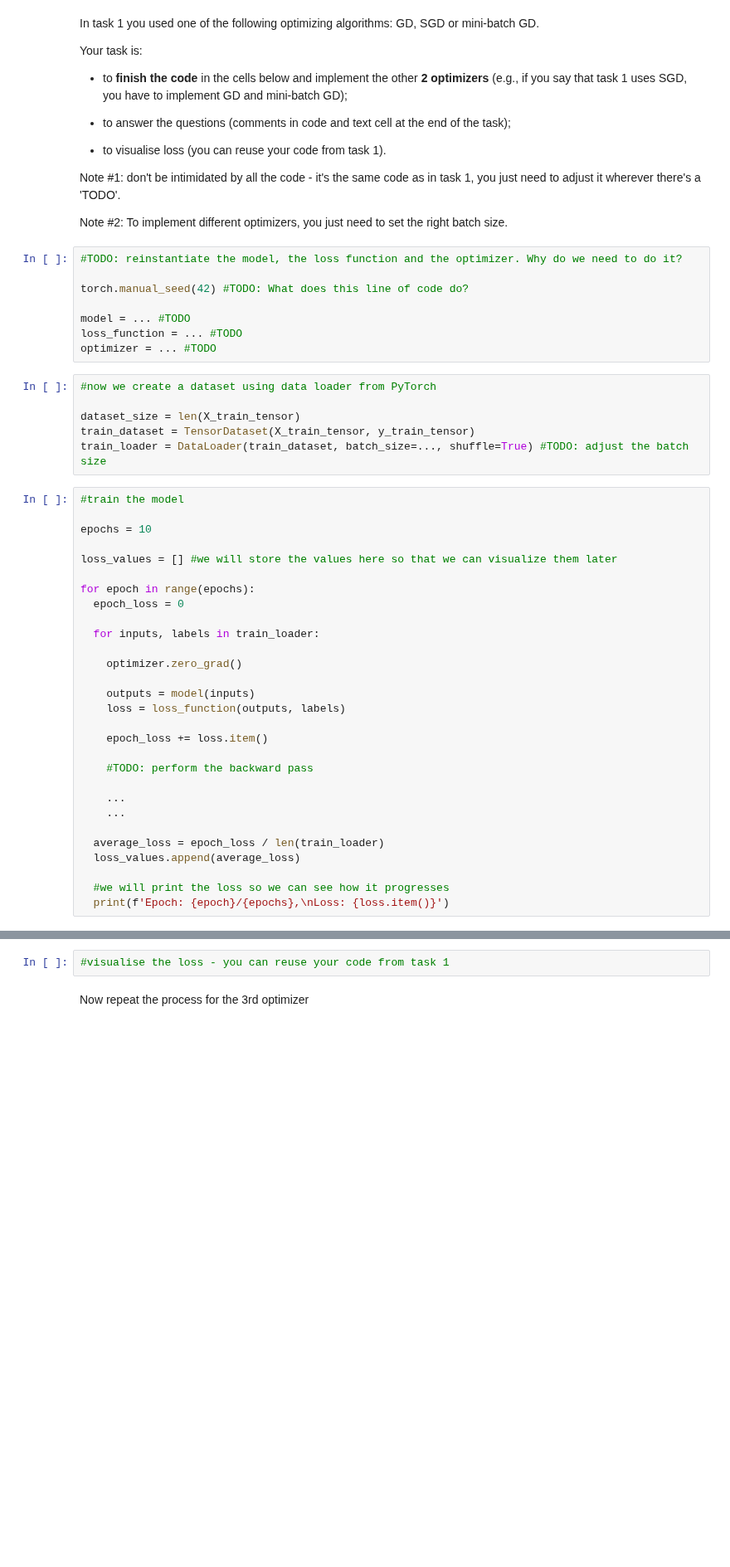
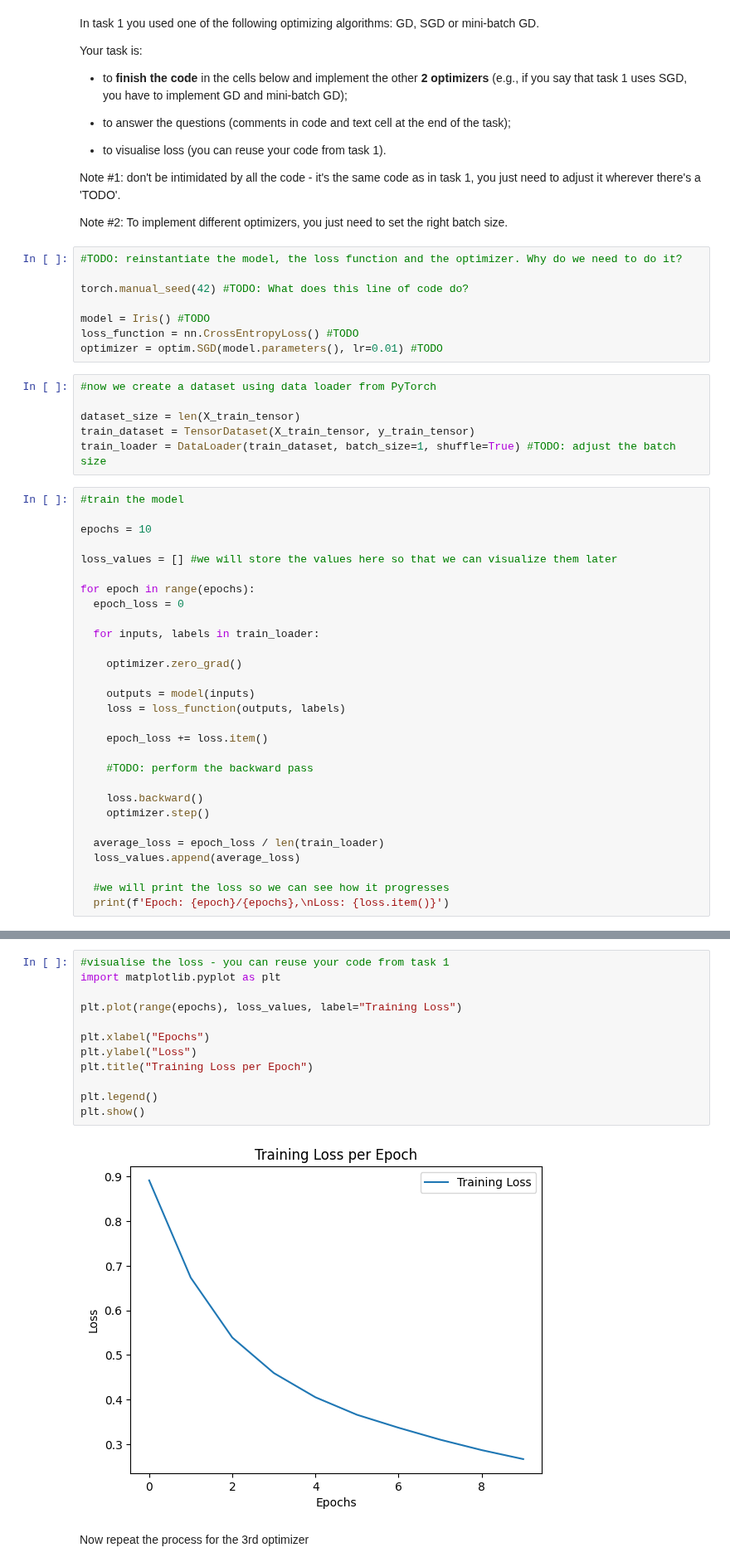
Before and after one commit to troniixx/uzh, a Jupyter notebook: Computational Linguistics/Sem 3/ML/merol_ml_ex3.ipynb, the cells around one changed output, grey strips where cells are left out. Shown at 83% size. Saved outputs shown, nothing was run; the diff lists cells and outputs as text; blank space fills up the shorter version.

```diff
--- a/Computational Linguistics/Sem 3/ML/merol_ml_ex3.ipynb
+++ b/Computational Linguistics/Sem 3/ML/merol_ml_ex3.ipynb
@@ -200,15 +200,15 @@ Note #2: To implement different optimizers, you just need to set the right batch
 
 torch.manual_seed(42) #TODO: What does this line of code do?
 
-model = ... #TODO
-loss_function = ... #TODO
-optimizer = ... #TODO
+model = Iris() #TODO
+loss_function = nn.CrossEntropyLoss() #TODO
+optimizer = optim.SGD(model.parameters(), lr=0.01) #TODO
 # %%
 #now we create a dataset using data loader from PyTorch
 
 dataset_size = len(X_train_tensor)
 train_dataset = TensorDataset(X_train_tensor, y_train_tensor)
-train_loader = DataLoader(train_dataset, batch_size=..., shuffle=True) #TODO: adjust the batch size
+train_loader = DataLoader(train_dataset, batch_size=1, shuffle=True) #TODO: adjust the batch size
 # %%
 #train the model
 
@@ -230,8 +230,8 @@ for epoch in range(epochs):
 
     #TODO: perform the backward pass
 
-    ...
-    ...
+    loss.backward()
+    optimizer.step()
 
   average_loss = epoch_loss / len(train_loader)
   loss_values.append(average_loss)
@@ -241,5 +262,17 @@ for epoch in range(epochs):
 # %%
 #visualise the loss - you can reuse your code from task 1
+import matplotlib.pyplot as plt
+
+plt.plot(range(epochs), loss_values, label="Training Loss")
+
+plt.xlabel("Epochs")
+plt.ylabel("Loss")
+plt.title("Training Loss per Epoch")
+
+plt.legend()
+plt.show()
+# %% [output]
+[figure, added]
 # %% [markdown]
 Now repeat the process for the 3rd optimizer
 # %%
```
Also changed, not shown: parts of 5 cells of this notebook.
